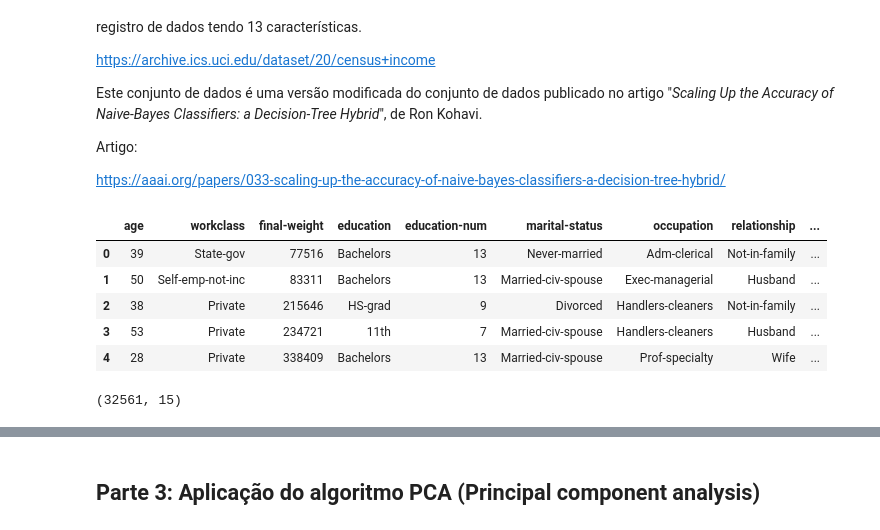
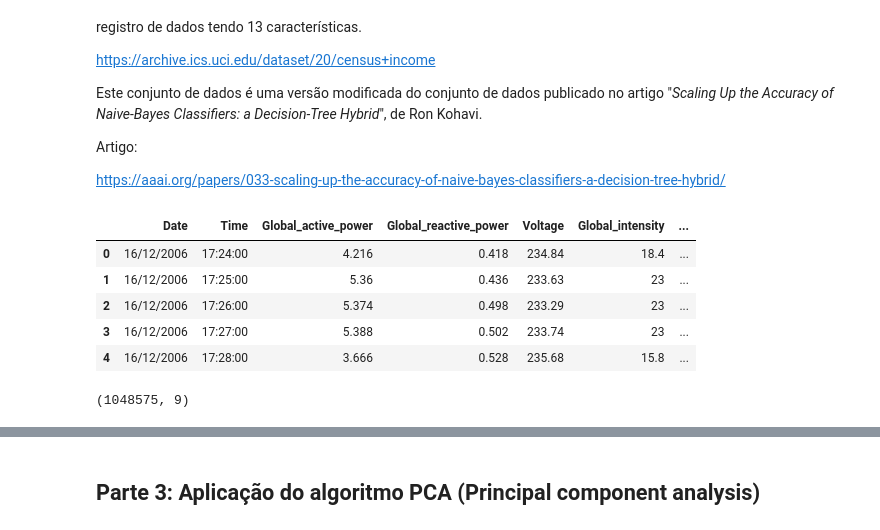
Before and after one commit to Santlago/FIAP, a Jupyter notebook: 2ANO/IOT/cp1pt2/reducao/Redução_de_Dimensionalidade_com_PCA_Versao3.ipynb, the cells around one changed output, grey strips where cells are left out. Saved outputs shown, nothing was run; the diff lists cells and outputs as text; code cells hidden in the pictures.

```diff
--- a/2ANO/IOT/cp1pt2/reducao/Redução_de_Dimensionalidade_com_PCA_Versao3.ipynb
+++ b/2ANO/IOT/cp1pt2/reducao/Redução_de_Dimensionalidade_com_PCA_Versao3.ipynb
@@ -55,19 +57,19 @@ Artigo:
 https://aaai.org/papers/033-scaling-up-the-accuracy-of-naive-bayes-classifiers-a-decision-tree-hybrid/
 # %%
 # Criando um dataframe a partir do dados do arquivo
-df = pd.read_csv('/content/census.csv')
+df = pd.read_csv('/content/household_power_consumption.csv')
 df.head()
 # %% [output]
-|  | age | workclass | final-weight | education | education-num | marital-status | occupation | relationship | ... |
-| 0 | 39 | State-gov | 77516 | Bachelors | 13 | Never-married | Adm-clerical | Not-in-family | ... |
-| 1 | 50 | Self-emp-not-inc | 83311 | Bachelors | 13 | Married-civ-spouse | Exec-managerial | Husband | ... |
-| 2 | 38 | Private | 215646 | HS-grad | 9 | Divorced | Handlers-cleaners | Not-in-family | ... |
-| 3 | 53 | Private | 234721 | 11th | 7 | Married-civ-spouse | Handlers-cleaners | Husband | ... |
-| 4 | 28 | Private | 338409 | Bachelors | 13 | Married-civ-spouse | Prof-specialty | Wife | ... |
+|  | Date | Time | Global_active_power | Global_reactive_power | Voltage | Global_intensity | ... |
+| 0 | 16/12/2006 | 17:24:00 | 4.216 | 0.418 | 234.84 | 18.4 | ... |
+| 1 | 16/12/2006 | 17:25:00 | 5.36 | 0.436 | 233.63 | 23 | ... |
+| 2 | 16/12/2006 | 17:26:00 | 5.374 | 0.498 | 233.29 | 23 | ... |
+| 3 | 16/12/2006 | 17:27:00 | 5.388 | 0.502 | 233.74 | 23 | ... |
+| 4 | 16/12/2006 | 17:28:00 | 3.666 | 0.528 | 235.68 | 15.8 | ... |
 # %%
 df.shape
 # %% [output]
-(32561, 15)
+(1048575, 9)
 # %%
 # Seleção de atributos (Dados de entrada)
 # Com o método .iloc selecionamos (por índice) todas as linhas,
```
Also changed, not shown: parts of 23 cells of this notebook.
